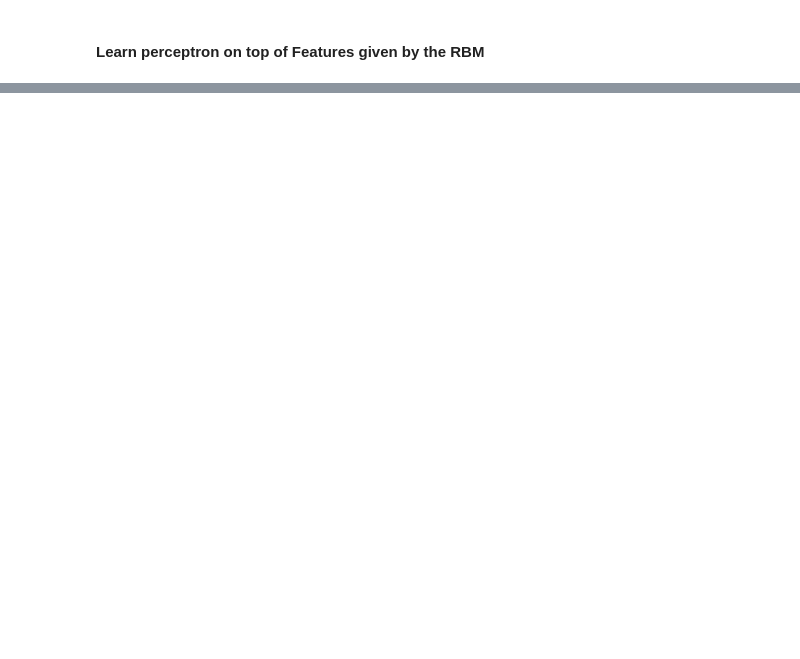
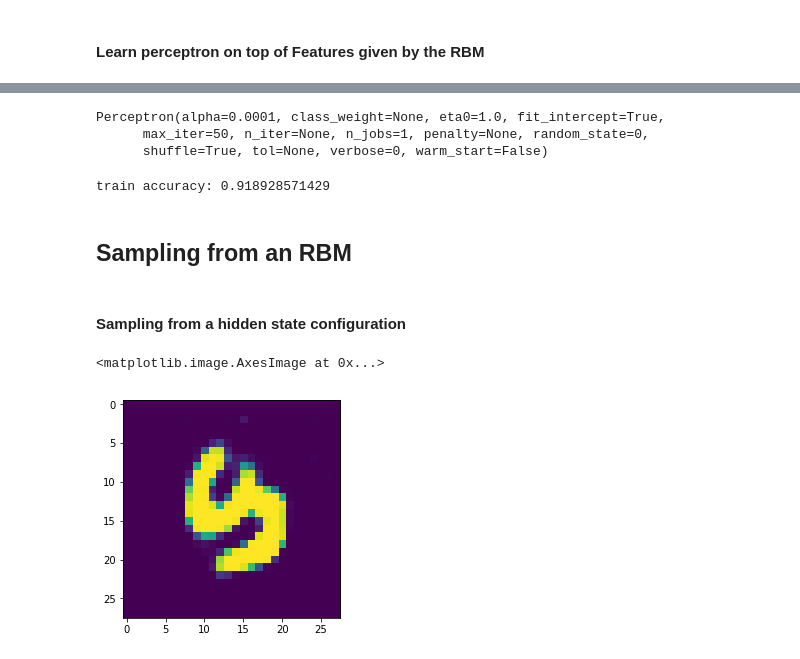
Before and after one commit to davidbp/connectionist, a Jupyter notebook: notebooks/rbm_notebook.ipynb, the cells around one changed output, grey strips where cells are left out. Cells and saved outputs as stored; diff of their text form; code cells hidden in the pictures; blank space fills up the shorter version.

Commit message:
adding sampling functions

```diff
--- a/notebooks/rbm_notebook.ipynb
+++ b/notebooks/rbm_notebook.ipynb
@@ -761,0 +183,25 @@ Some sources and interesting information:
+# %%
+model = sklearn.linear_model.Perceptron(max_iter = 50)
+model.fit(X_features_rbm ,Y)
+# %% [output]
+Perceptron(alpha=0.0001, class_weight=None, eta0=1.0, fit_intercept=True,
+      max_iter=50, n_iter=None, n_jobs=1, penalty=None, random_state=0,
+      shuffle=True, tol=None, verbose=0, warm_start=False)
+# %%
+print("train accuracy:",np.mean(Y==model.predict(X_features_rbm )))
+# %% [output]
+train accuracy: 0.918928571429
+# %% [markdown]
+## Sampling from an RBM
+# %% [markdown]
+#### Sampling from a hidden state configuration
+# %%
+np.random.seed(123)
+h_hat = np.array([np.random.randint(2) for i in range(rbm_.hidden_dim)])
+# %%
+x_hat, x_hat_p = rbm_.sample_visible_from_hidden(h_hat, n_gibbs=2000)
+plt.imshow(x_hat.reshape(28,28))
+plt.imshow(x_hat_p.reshape(28,28))
+# %% [output]
+<matplotlib.image.AxesImage at 0x...>
+[figure, added]
```
Also changed, not shown: parts of 70 cells of this notebook, 2 other files.
